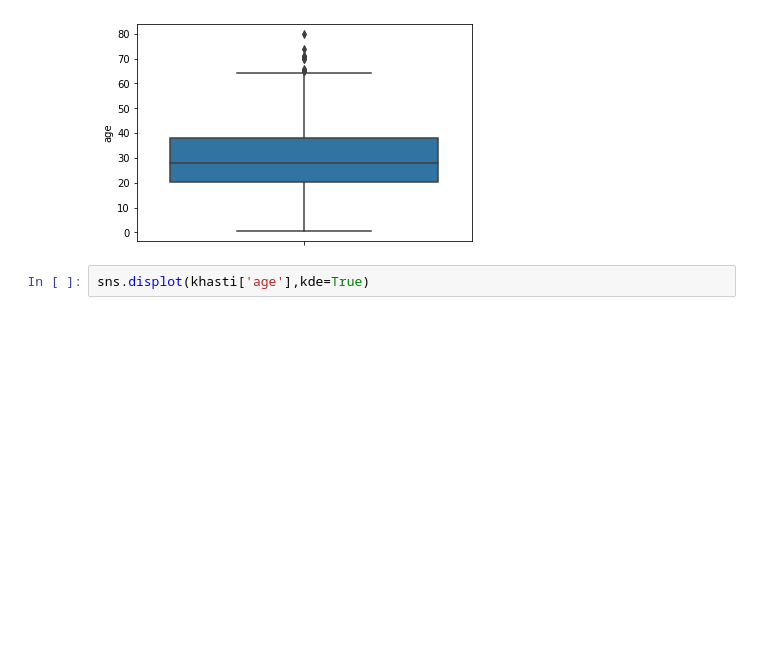
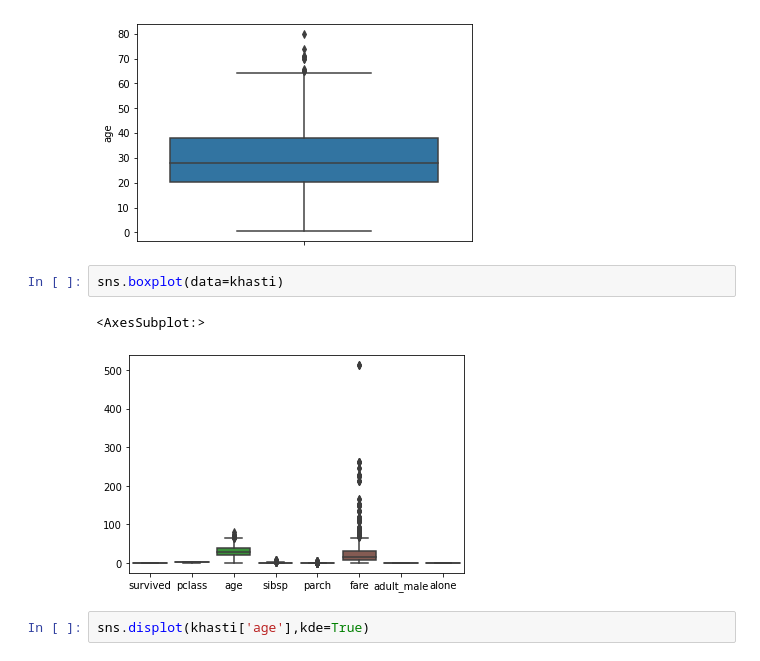
Before and after one commit to Faizack/Data-Science-with-Python, a Jupyter notebook: EDA (Day-14)/EDA.ipynb, the cells around one changed output. Drawn from its saved outputs; the diff is of its cells as text; blank space fills up the shorter version.

```diff
--- a/EDA (Day-14)/EDA.ipynb
+++ b/EDA (Day-14)/EDA.ipynb
@@ -271,6 +271,11 @@ sns.boxplot(y="age",data=khasti)
 # %% [output]
 <AxesSubplot:ylabel='age'>
 [figure]
+# %%
+sns.boxplot(data=khasti)
+# %% [output]
+<AxesSubplot:>
+[figure, added]
 # %%
 sns.displot(khasti['age'],kde=True)
 # %% [output]
```
Also changed, not shown: parts of 1 cell of this notebook, 2 other files.
